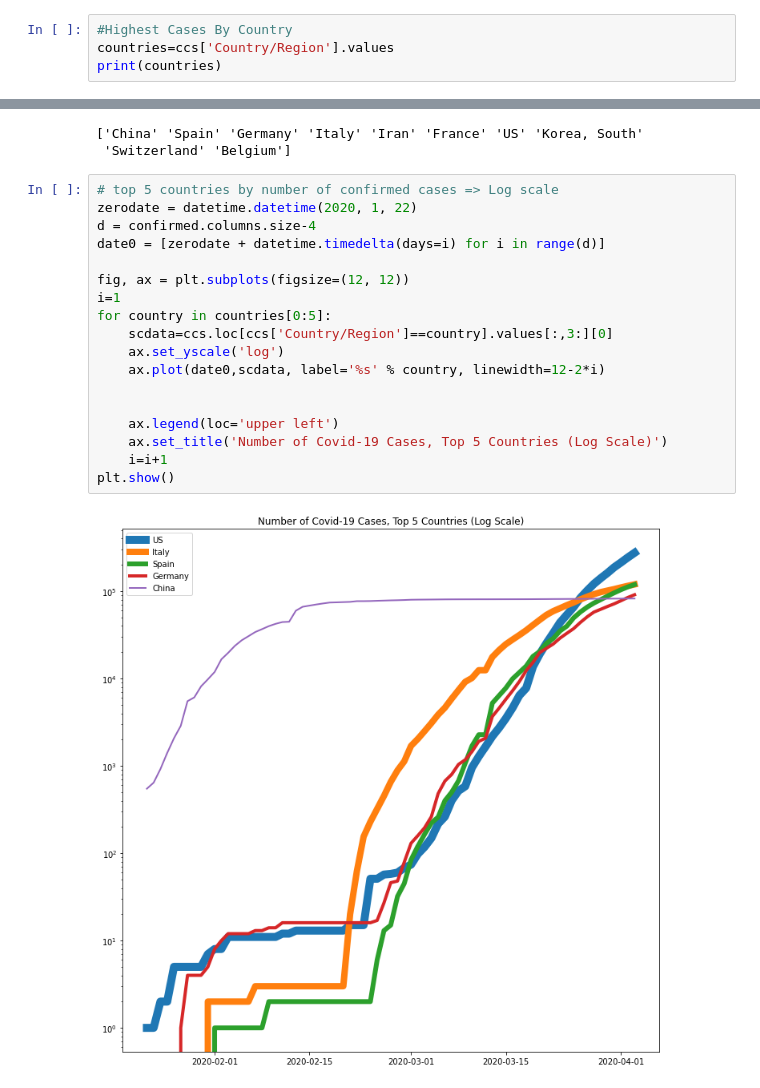
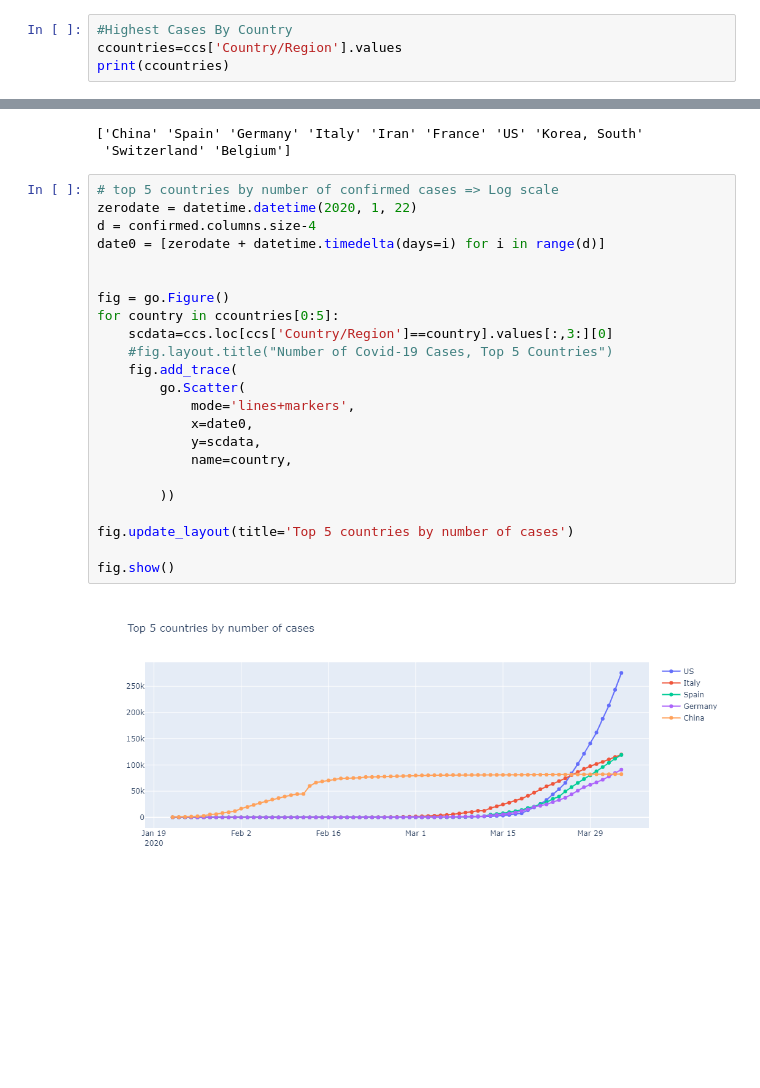
Before and after one commit to abhishekdana1999/COVIDANALYSIS-PYTHON, a Jupyter notebook: COVID ANALYSIS.ipynb, the cells around one changed output, grey strips where cells are left out. Saved outputs shown, nothing was run; the diff lists cells and outputs as text; blank space fills up the shorter version.

Commit message:
change in maps and graph

```diff
--- a/COVID ANALYSIS.ipynb
+++ b/COVID ANALYSIS.ipynb
@@ -126,8 +129,8 @@ Recovers
         Belgium    1143
 # %%
 #Highest Cases By Country
-countries=ccs['Country/Region'].values
-print(countries)
+ccountries=ccs['Country/Region'].values
+print(ccountries)
 # %% [output]
 ['US' 'Italy' 'Spain' 'Germany' 'China' 'France' 'Iran' 'United Kingdom'
  'Turkey' 'Switzerland']
@@ -148,20 +151,25 @@ print(rcountries)
 # %%
 # top 5 countries by number of confirmed cases => Log scale
 zerodate = datetime.datetime(2020, 1, 22)
 d = confirmed.columns.size-4
 date0 = [zerodate + datetime.timedelta(days=i) for i in range(d)]
 
-fig, ax = plt.subplots(figsize=(12, 12))
-i=1
-for country in countries[0:5]:
+
+fig = go.Figure()
+for country in ccountries[0:5]:
     scdata=ccs.loc[ccs['Country/Region']==country].values[:,3:][0]
-    ax.set_yscale('log')
-    ax.plot(date0,scdata, label='%s' % country, linewidth=12-2*i)
+    #fig.layout.title("Number of Covid-19 Cases, Top 5 Countries")
+    fig.add_trace(
+        go.Scatter(
+            mode='lines+markers',
+            x=date0,
+            y=scdata,
+            name=country,
 
+        ))
 
-    ax.legend(loc='upper left')
-    ax.set_title('Number of Covid-19 Cases, Top 5 Countries (Log Scale)')
-    i=i+1
-plt.show()
+fig.update_layout(title='Top 5 countries by number of cases')
+
+fig.show()
 # %% [output]
-[figure, old version]
+[figure, new version]
```
Also changed, not shown: parts of 15 cells of this notebook, 1 other file.
